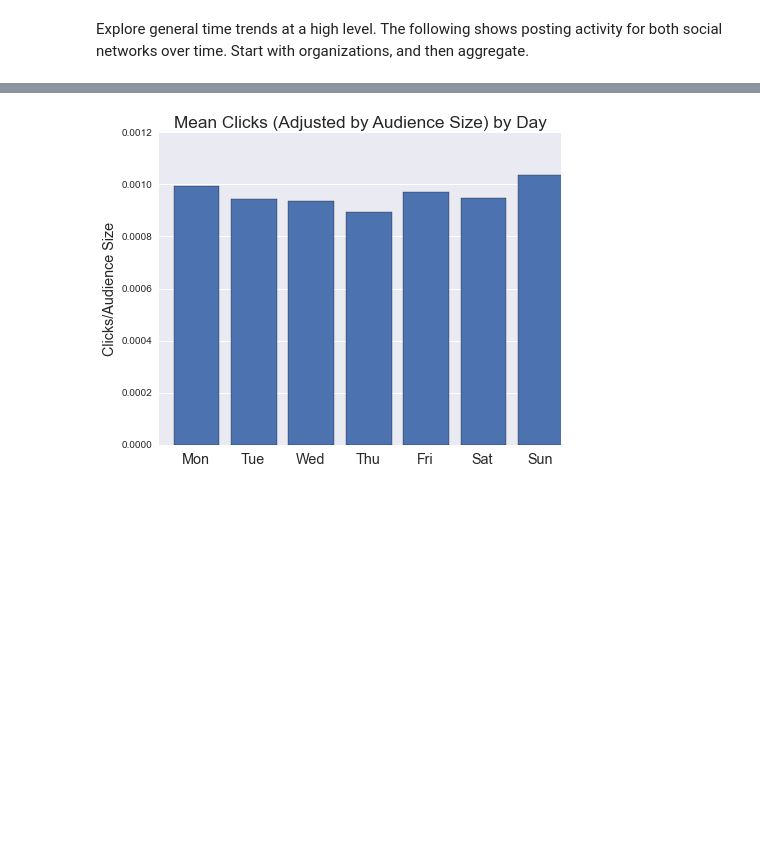
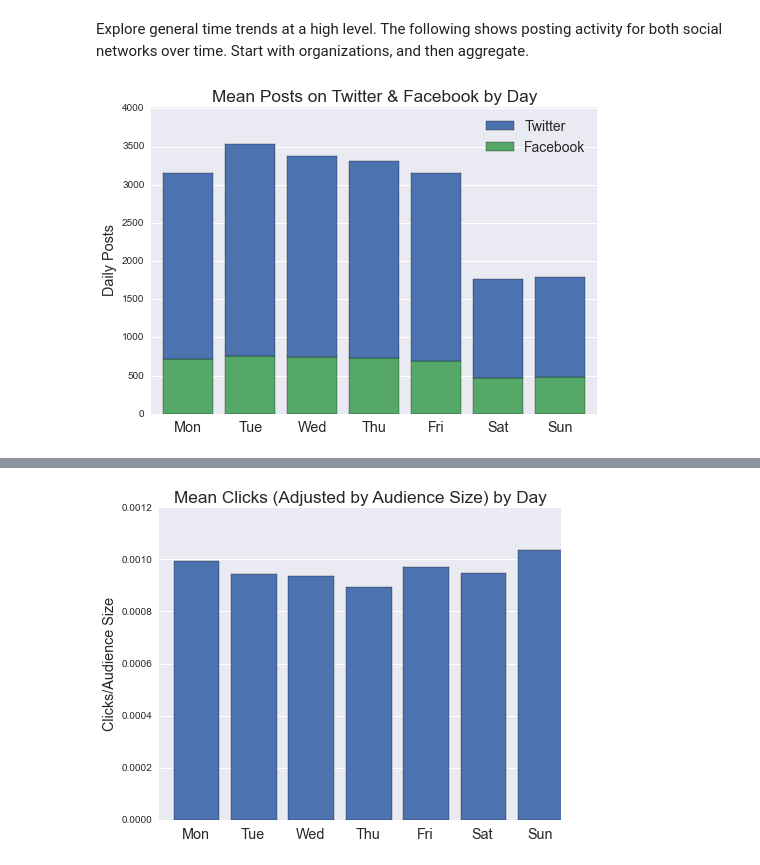
Before and after one commit to micahlanier/social-news, a Jupyter notebook: src/exploration/timeExploration.ipynb, the cells around one changed output, grey strips where cells are left out. Saved outputs shown, nothing was run; the diff lists cells and outputs as text; code cells hidden in the pictures; blank space fills up the shorter version.

```diff
--- a/src/exploration/timeExploration.ipynb
+++ b/src/exploration/timeExploration.ipynb
@@ -87,4 +88,45 @@ lm_clicks_fb = pickle.load(open('../../../data/models/clicks/lm_clicks_fb.pkl'))
 ## High Level
 # %% [markdown]
 Explore general time trends at a high level. The following shows posting activity for both social networks over time. Start with organizations, and then aggregate.
+# %%
+twfbDaily = pd.DataFrame(twfb.ix[twfb.date_est >= '2014-10-01',:].groupby(['day_of_week_est','date_est','service']).size())
+twfbDaily.columns = ['posts']
+twfbDaily.reset_index(inplace=True)
+
+# Summarize by weekday.
+twfbDailySummary = twfbDaily.groupby(['day_of_week_est','service']).agg({'date_est':'count','posts':np.sum})
+twfbDailySummary['posts_mean'] = twfbDailySummary.posts / twfbDailySummary.date_est
+twfbDailySummary.reset_index(inplace=True)
+
+# Store days of week for reference.
+daysOfWeek = ['Mon','Tue','Wed','Thu','Fri','Sat','Sun']
+
+# Plot settings.
+barWidth = 0.8
+
+# Stacked plot.
+p1 = plt.bar(
+    np.arange(7),
+    twfbDailySummary.ix[twfbDailySummary.service == 'facebook','posts_mean'],
+    width=barWidth,
+    color=sns.color_palette()[1]
+)
+p2 = plt.bar(
+    np.arange(7),
+    twfbDailySummary.ix[twfbDailySummary.service == 'twitter','posts_mean'],
+    bottom=twfbDailySummary.ix[twfbDailySummary.service == 'facebook','posts_mean'],
+    width=barWidth
+)
+
+# Appearance.
+plt.title('Mean Posts on Twitter & Facebook by Day', size='xx-large')
+plt.ylabel('Daily Posts',size='x-large')
+plt.xticks(np.arange(7)+barWidth/2, daysOfWeek, fontsize='x-large')
+plt.xlim((-0.2, plt.xlim()[1]))
+plt.ylim((0,plt.ylim()[1]+20))
+plt.grid(which='both',axis='x')
+plt.legend((p2[0],p1[0]), ('Twitter','Facebook'),prop={'size':14})
+plt.show()
+# %% [output]
+[figure, added]
 # %%
```
Also changed, not shown: parts of 9 cells of this notebook.
